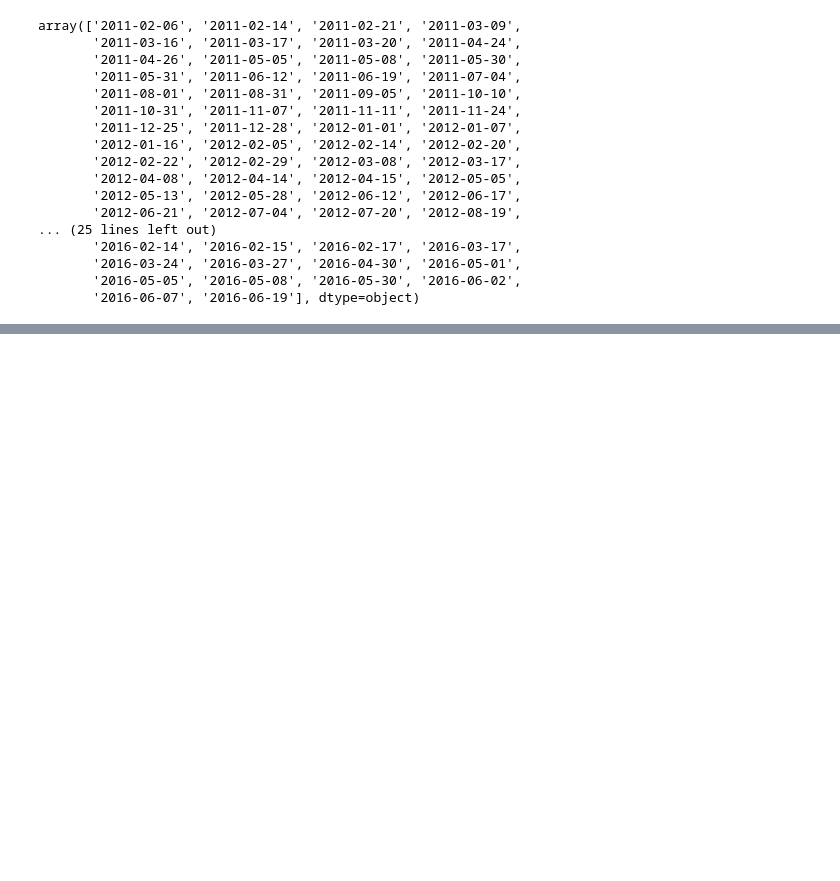
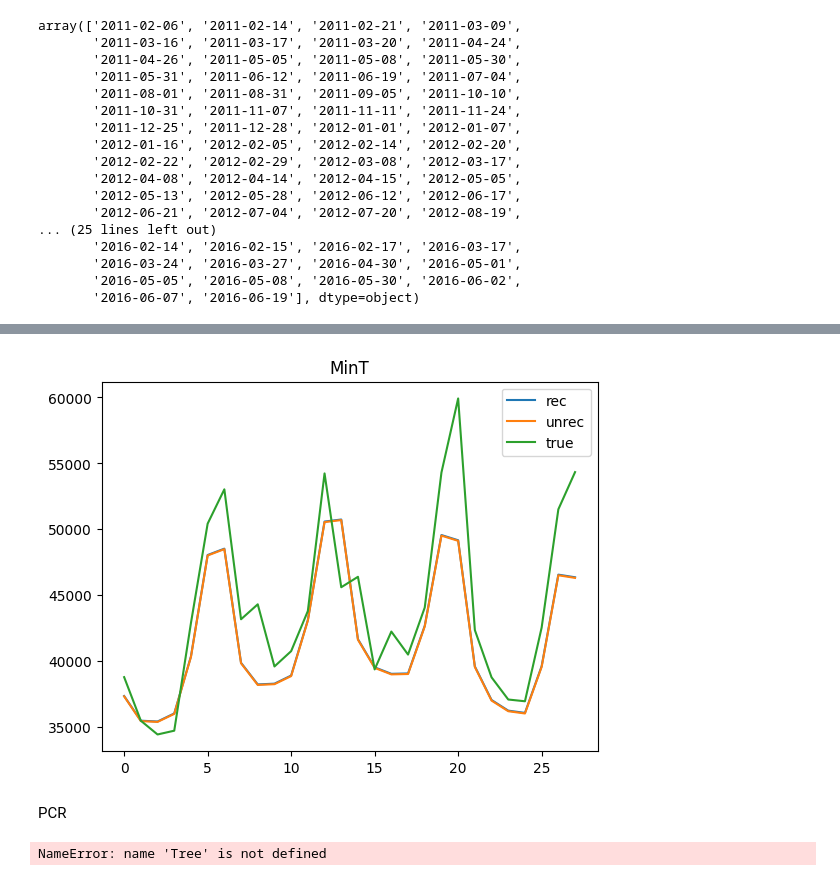
Before and after one commit to skoMarat/M5, a Jupyter notebook: notebook.ipynb, the cells around one changed output, grey strips where cells are left out. Drawn from its saved outputs; the diff is of its cells as text; code cells hidden in the pictures; blank space fills up the shorter version.

```diff
--- a/notebook.ipynb
+++ b/notebook.ipynb
@@ -714,0 +640,11 @@ AttributeError: 'Forecast' object has no attribute 'srYhat'
+# %%
+
+weight_type = "mint_shrinkage"
+
+tree.reconcile( sWeightType = weight_type)
+
+evaluation_path = os.getcwd()+f"\\data\\M5\\sales_train_evaluation.csv"
+tree_eval=Tree(data_directory=evaluation_path)
+mYtrue=tree_eval.mY
+mYhat=tree.mYhat
+mYrec_mint=tree.mYrec
@@ -714,0 +739,22 @@ AttributeError: 'Forecast' object has no attribute 'srYhat'
+# %%
+plt.plot(mYrec_mint[i], label='rec')
+plt.plot(mYhat[i], label='unrec')
+plt.plot(mYtrue[i], label='true')
+plt.title('MinT')
+plt.legend()
+plt.show()
+# %% [output]
+[figure, added]
+# %% [markdown]
+PCR
+# %%
+path=os.getcwd()+f"\\data\\M5\\sales_train_validation.csv"  # to data file
+
+forecast_method = "PCR"
+
+iOoS=4
+
+tree=Tree( data_directory = path)
+tree.forecast( sForecMeth = forecast_method , iOoS=iOoS)
+# %% [output]
+NameError: name 'Tree' is not defined
```
Also changed, not shown: parts of 81 cells of this notebook, 3 other files.
